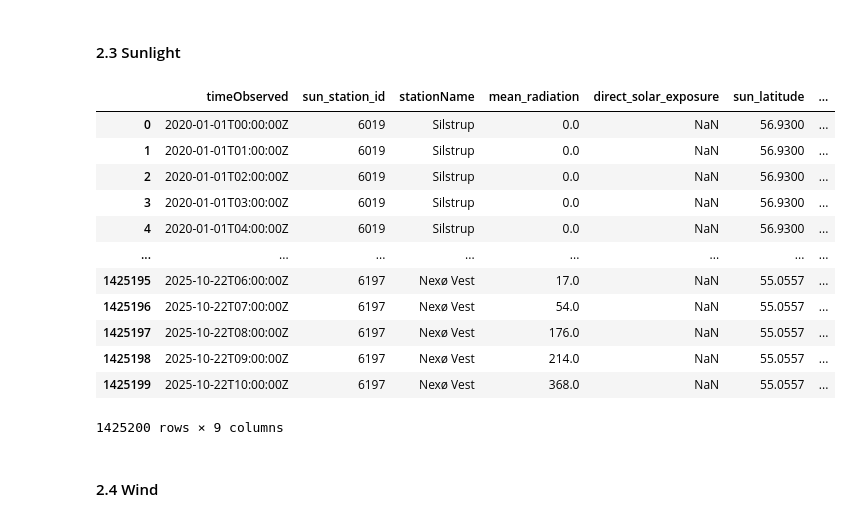
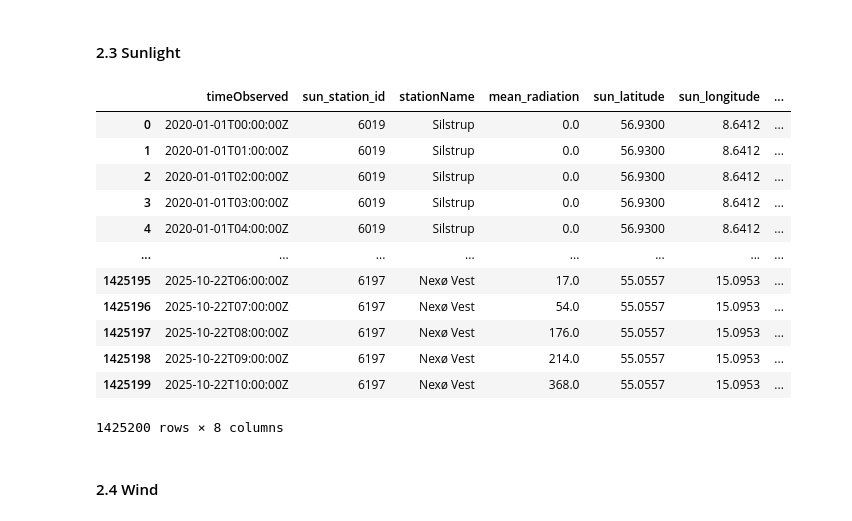
Before and after one commit to The-European-Avengers/BigDataProject, a Jupyter notebook: data_analysis.ipynb, the cells around one changed output. Saved outputs shown, nothing was run; the diff lists cells and outputs as text; code cells hidden in the pictures.

```diff
--- a/data_analysis.ipynb
+++ b/data_analysis.ipynb
@@ -59,21 +59,14 @@ municipality_codes = municipality_to_coordinates['code'].to_numpy()
 
 def calculate_municipality_code(row):
     try:
-        lat = row['latitude']
-        lon = row['longitude']
-        if pd.isnull(lat) or pd.isnull(lon):
-            return None
-
+        lat, lon = row['latitude'], row['longitude']
+        if pd.isnull(lat) or pd.isnull(lon): return None
         input_coord = np.array([lat, lon])
 
-        # Compute squared Euclidean distances
-        distances = np.sum((municipality_coords - input_coord) ** 2, axis=1)
-
-        # Find the index of the closest municipality
-        closest_idx = np.argmin(distances)
-
-        return municipality_codes[closest_idx]
-
+        # Scaling longitude by 0.57 accounts for the Earth's curvature in Denmark.
+        diff = (municipality_coords - input_coord) * np.array([1.0, 0.57])
+        distances = np.sum(diff ** 2, axis=1)
+        return municipality_codes[np.argmin(distances)]
     except Exception:
         return None
 # %% [markdown]
@@ -134,45 +127,45 @@ display(consumption)
 # %%
 stations = pd.read_csv('dmi/datasets/dmi_sunlight_stations.csv', delimiter=',')
 
 csv_files = glob.glob(os.path.join('dmi/datasets', '*radiation.csv'))
 sunlight = pd.concat((pd.read_csv(f) for f in csv_files), ignore_index=True)
 
 # Force timezone UTC
 sunlight['timeObserved'] = pd.to_datetime(sunlight['timeObserved'], format='mixed', utc=True)
 
 # Convert to ISO 8601 with Z suffix
 sunlight['timeObserved'] = sunlight['timeObserved'].dt.strftime('%Y-%m-%dT%H:%M:%SZ')
 
 # Remove duplicates
 sunlight = sunlight.drop_duplicates(subset=['timeObserved', 'stationId'], keep='first')
 
 sunlight = sunlight.merge(stations[['station_id', 'latitude', 'longitude']],
                           left_on='stationId',
                           right_on='station_id',
                           how='left')
 
 sunlight['CalculatedDKArea'] = sunlight.apply(lambda row: calculate_dk_area(row, 'longitude', 'longitude'), axis=1)
 sunlight['MunicipalityCode'] = sunlight.apply(lambda row: calculate_municipality_code(row), axis=1)
 
 sunlight = sunlight.rename(
     columns={'latitude': 'sun_latitude', 'longitude': 'sun_longitude', 'stationId': 'sun_station_id'})
-sunlight = sunlight.drop(columns=['station_id'])
+sunlight = sunlight.drop(columns=['station_id', 'direct_solar_exposure'])
 
 display(sunlight)
 # %% [output]
-|  | timeObserved | sun_station_id | stationName | mean_radiation | direct_solar_exposure | sun_latitude | ... |
-| 0 | 2020-01-01T00:00:00Z | 6019 | Silstrup | 0.0 | NaN | 56.9300 | ... |
-| 1 | 2020-01-01T01:00:00Z | 6019 | Silstrup | 0.0 | NaN | 56.9300 | ... |
-| 2 | 2020-01-01T02:00:00Z | 6019 | Silstrup | 0.0 | NaN | 56.9300 | ... |
-| 3 | 2020-01-01T03:00:00Z | 6019 | Silstrup | 0.0 | NaN | 56.9300 | ... |
-| 4 | 2020-01-01T04:00:00Z | 6019 | Silstrup | 0.0 | NaN | 56.9300 | ... |
+|  | timeObserved | sun_station_id | stationName | mean_radiation | sun_latitude | sun_longitude | ... |
+| 0 | 2020-01-01T00:00:00Z | 6019 | Silstrup | 0.0 | 56.9300 | 8.6412 | ... |
+| 1 | 2020-01-01T01:00:00Z | 6019 | Silstrup | 0.0 | 56.9300 | 8.6412 | ... |
+| 2 | 2020-01-01T02:00:00Z | 6019 | Silstrup | 0.0 | 56.9300 | 8.6412 | ... |
+| 3 | 2020-01-01T03:00:00Z | 6019 | Silstrup | 0.0 | 56.9300 | 8.6412 | ... |
+| 4 | 2020-01-01T04:00:00Z | 6019 | Silstrup | 0.0 | 56.9300 | 8.6412 | ... |
 | ... | ... | ... | ... | ... | ... | ... | ... |
-| 1425195 | 2025-10-22T06:00:00Z | 6197 | Nexø Vest | 17.0 | NaN | 55.0557 | ... |
-| 1425196 | 2025-10-22T07:00:00Z | 6197 | Nexø Vest | 54.0 | NaN | 55.0557 | ... |
-| 1425197 | 2025-10-22T08:00:00Z | 6197 | Nexø Vest | 176.0 | NaN | 55.0557 | ... |
-| 1425198 | 2025-10-22T09:00:00Z | 6197 | Nexø Vest | 214.0 | NaN | 55.0557 | ... |
-| 1425199 | 2025-10-22T10:00:00Z | 6197 | Nexø Vest | 368.0 | NaN | 55.0557 | ... |
+| 1425195 | 2025-10-22T06:00:00Z | 6197 | Nexø Vest | 17.0 | 55.0557 | 15.0953 | ... |
+| 1425196 | 2025-10-22T07:00:00Z | 6197 | Nexø Vest | 54.0 | 55.0557 | 15.0953 | ... |
+| 1425197 | 2025-10-22T08:00:00Z | 6197 | Nexø Vest | 176.0 | 55.0557 | 15.0953 | ... |
+| 1425198 | 2025-10-22T09:00:00Z | 6197 | Nexø Vest | 214.0 | 55.0557 | 15.0953 | ... |
+| 1425199 | 2025-10-22T10:00:00Z | 6197 | Nexø Vest | 368.0 | 55.0557 | 15.0953 | ... |
-1425200 rows × 9 columns
+1425200 rows × 8 columns
 # %% [markdown]
 #### 2.4 Wind
 # %%
```
Also changed, not shown: parts of 9 cells of this notebook.
